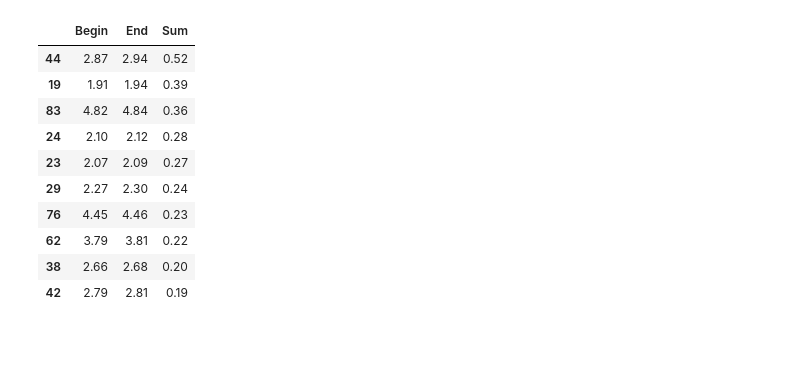
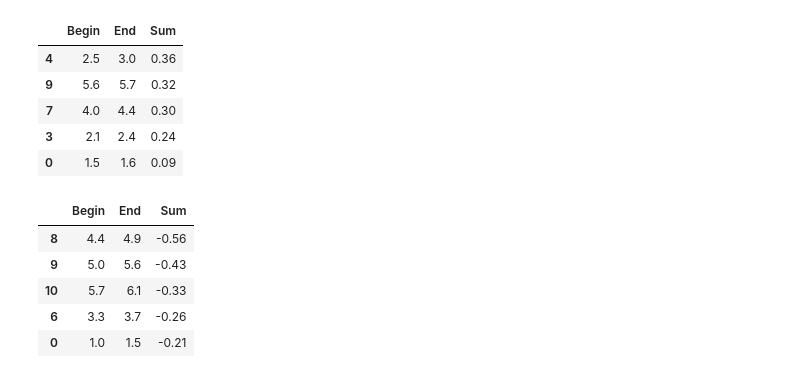
Before and after one commit to rrvsrafael/SportsBettingDataAnalysis, a Jupyter notebook: src/initial.ipynb, the cells around one changed output. Drawn from its saved outputs; the diff is of its cells as text; code cells hidden in the pictures; blank space fills up the shorter version.

```diff
--- a/src/initial.ipynb
+++ b/src/initial.ipynb
@@ -3,12 +3,12 @@ import os
 import pandas as pd
 import numpy as np
 # %%
-# Ler arquivos do diretorio de dados historicos
-dir = '../data/brazil/'
+# Ler arquivos csv do diretorio de dados
+dir = '../data/Brasileirao'
 ext = '.csv'
 
 history = pd.DataFrame()
-columns = ['Res', 'AvgH', 'AvgD', 'AvgA']
+columns = ['FTR', 'AvgH', 'AvgD', 'AvgA']
 
 # Iterar por todos os arquivos do diretorio
 for dirpath, dirnames, files in os.walk(dir):
@@ -33,10 +33,10 @@ history.head()
 # Res será utilizado para dizer qual foi o resultado do jogo: H, D ou A
 # AvgH, AvgD e AvgA serão utilizados para dizer qual foi a odd média do jogo
 
-decimalPlaces = 2
+decimalPlaces = 1
 minOdd = 1
 maxOdd = 10
-minGames = 10
+minGames = 5
 rangeQty = (maxOdd-minOdd)*(10**decimalPlaces)
 
 # Criando as faixas de odds:
@@ -58,9 +58,9 @@ analysisColumns = ['% Odd', '% Real', 'Result', 'Total', 'AvgHT',
 data = pd.DataFrame(0, index=ranges, columns=analysisColumns)
 
 # Extraindo as odds de cada resultado:
-ResHseries = history['AvgH'][history['Res'] == 'H']
-ResDseries = history['AvgD'][history['Res'] == 'D']
-ResAseries = history['AvgA'][history['Res'] == 'A']
+ResHseries = history['AvgH'][history['FTR'] == 'H']
+ResDseries = history['AvgD'][history['FTR'] == 'D']
+ResAseries = history['AvgA'][history['FTR'] == 'A']
 
 # Preenchendo o dataframe com as informações:
 for i in ranges:
@@ -106,36 +101,63 @@ data[data['% Real'] > data['% Odd']].sort_values(by='Total', ascending=False)[
 # %%
-# Iterando pelas faixas, podemos analisar qual o melhor intervalo de faixas para apostar, através de um algoritmo guloso
+# Iterando pelas faixas, podemos analisar qual o MELHOR intervalo de faixas para apostar, através da soma das diferenças entre % Real e % Odd
 begin = ranges[0]
 end = ranges[-1]
 sum = 0
 bestRanges = pd.DataFrame(columns=['Begin', 'End', 'Sum'])
 
 for i in ranges:
+    if data.at[i, 'Total'] < minGames:
+        continue
     diff = data.at[i, '% Real'] - data.at[i, '% Odd']
     if (diff >= 0):
         sum += diff
         end = i
     else:
         if (sum > 0):
             bestRanges.loc[len(bestRanges)] = [begin, end, sum]
         begin = i
         end = i
         sum = 0
 
 # Visualizando os melhores intervalos de faixas para apostar, ordenados decrescentemente pela soma
-bestRanges.sort_values(by='Sum', ascending=False).head(10)
+bestRanges.sort_values(by='Sum', ascending=False).head()
 # %% [output]
 |  | Begin | End | Sum |
-| 44 | 2.87 | 2.94 | 0.52 |
-| 19 | 1.91 | 1.94 | 0.39 |
-| 83 | 4.82 | 4.84 | 0.36 |
-| 24 | 2.10 | 2.12 | 0.28 |
-| 23 | 2.07 | 2.09 | 0.27 |
-| 29 | 2.27 | 2.30 | 0.24 |
-| 76 | 4.45 | 4.46 | 0.23 |
-| 62 | 3.79 | 3.81 | 0.22 |
-| 38 | 2.66 | 2.68 | 0.20 |
-| 42 | 2.79 | 2.81 | 0.19 |
+| 4 | 2.5 | 3.0 | 0.36 |
+| 9 | 5.6 | 5.7 | 0.32 |
+| 7 | 4.0 | 4.4 | 0.30 |
+| 3 | 2.1 | 2.4 | 0.24 |
+| 0 | 1.5 | 1.6 | 0.09 |
+# %%
+# Iterando pelas faixas, podemos analisar qual o PIOR intervalo de faixas para apostar, através da soma das diferenças entre % Real e % Odd
+begin = ranges[0]
+end = ranges[-1]
+sum = 0
+bestRanges = pd.DataFrame(columns=['Begin', 'End', 'Sum'])
+
+for i in ranges:
+    if data.at[i, 'Total'] < minGames:
+        continue
+    diff = data.at[i, '% Real'] - data.at[i, '% Odd']
+    if (diff <= 0):
+        sum += diff
+        end = i
+    else:
+        if (sum < 0):
+            bestRanges.loc[len(bestRanges)] = [begin, end, sum]
+        begin = i
+        end = i
+        sum = 0
+
+# Visualizando os melhores intervalos de faixas para apostar, ordenados decrescentemente pela soma
+bestRanges.sort_values(by='Sum', ascending=True).head()
+# %% [output]
+|  | Begin | End | Sum |
+| 8 | 4.4 | 4.9 | -0.56 |
+| 9 | 5.0 | 5.6 | -0.43 |
+| 10 | 5.7 | 6.1 | -0.33 |
+| 6 | 3.3 | 3.7 | -0.26 |
+| 0 | 1.0 | 1.5 | -0.21 |
 # %%
 # Agora vamos realizar um plot scatter para visualizar melhor os dados
 # Importando as bibliotecas necessárias
```
Also changed, not shown: parts of 3 cells of this notebook, 6 other files.
